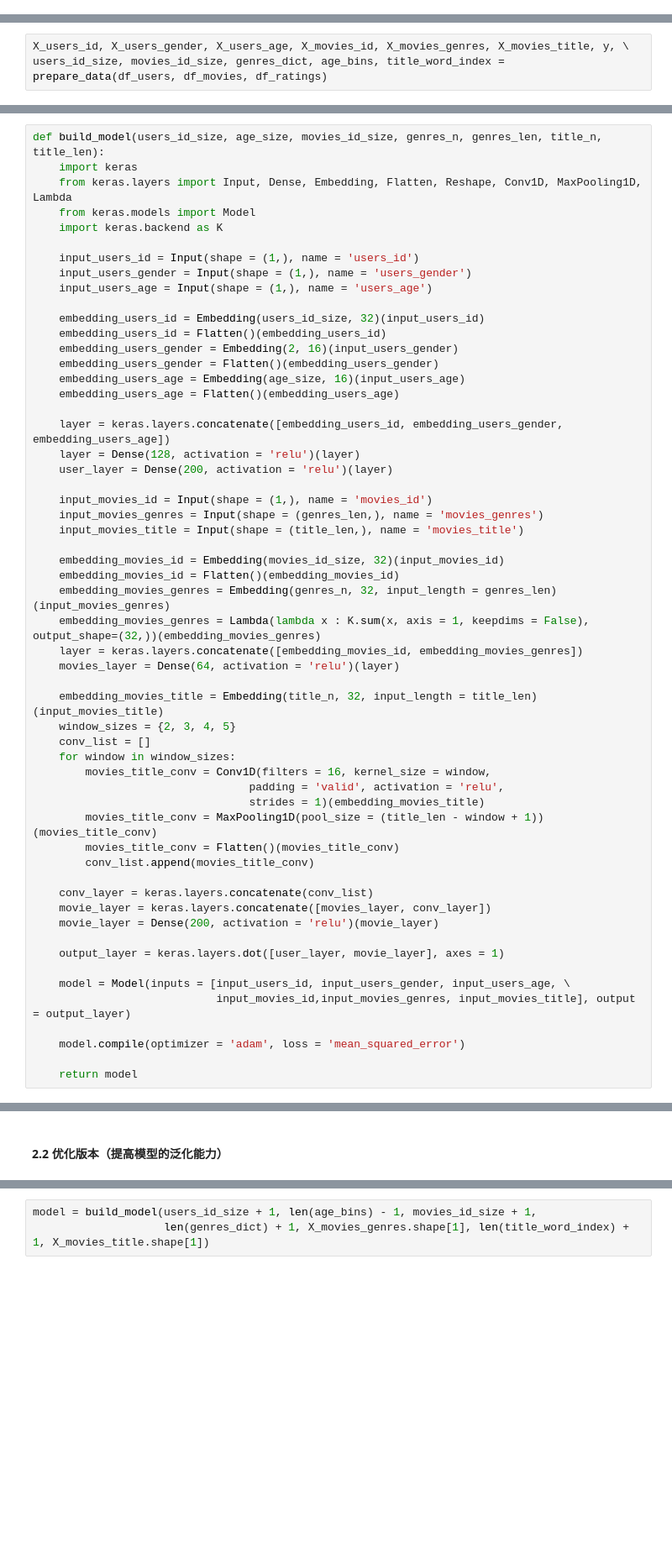
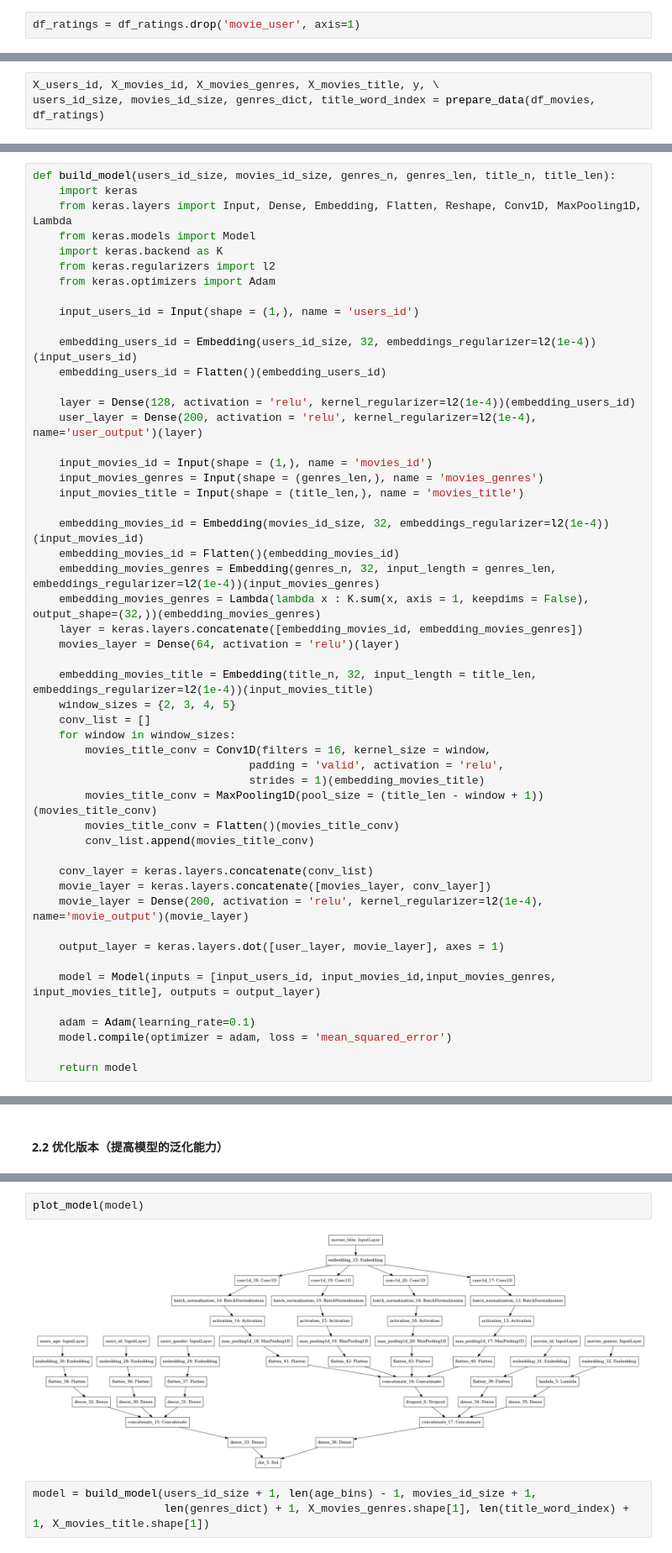
Before and after one commit to aierwiki/favor-movies, a Jupyter notebook: code/algorithm/cnn.ipynb, the cells around one changed output, grey strips where cells are left out. Shown: that part at 84% size. Cells and saved outputs as stored; diff of their text form; blank space fills up the shorter version.

```diff
--- a/code/algorithm/cnn.ipynb
+++ b/code/algorithm/cnn.ipynb
@@ -99 +58,3 @@ memory usage: 30.5 MB
+# %%
+df_ratings = df_ratings.drop('movie_user', axis=1)
 # %% [markdown]
@@ -216,3 +102,3 @@ def prepare_data(df_users, df_movies, df_ratings):
 # %%
-X_users_id, X_users_gender, X_users_age, X_movies_id, X_movies_genres, X_movies_title, y, \
-users_id_size, movies_id_size, genres_dict, age_bins, title_word_index = prepare_data(df_users, df_movies, df_ratings)
+X_users_id, X_movies_id, X_movies_genres, X_movies_title, y, \
+users_id_size, movies_id_size, genres_dict, title_word_index = prepare_data(df_movies, df_ratings)
@@ -224,39 +112,34 @@ users_id_size, movies_id_size, genres_dict, age_bins, title_word_index = prepare
 # %% [markdown]
 #### 2.1 Baseline 模型
 # %%
-def build_model(users_id_size, age_size, movies_id_size, genres_n, genres_len, title_n, title_len):
+def build_model(users_id_size, movies_id_size, genres_n, genres_len, title_n, title_len):
     import keras
     from keras.layers import Input, Dense, Embedding, Flatten, Reshape, Conv1D, MaxPooling1D, Lambda
     from keras.models import Model
     import keras.backend as K
+    from keras.regularizers import l2
+    from keras.optimizers import Adam
 
     input_users_id = Input(shape = (1,), name = 'users_id')
-    input_users_gender = Input(shape = (1,), name = 'users_gender')
-    input_users_age = Input(shape = (1,), name = 'users_age')
 
-    embedding_users_id = Embedding(users_id_size, 32)(input_users_id)
+    embedding_users_id = Embedding(users_id_size, 32, embeddings_regularizer=l2(1e-4))(input_users_id)
     embedding_users_id = Flatten()(embedding_users_id)
-    embedding_users_gender = Embedding(2, 16)(input_users_gender)
-    embedding_users_gender = Flatten()(embedding_users_gender)
-    embedding_users_age = Embedding(age_size, 16)(input_users_age)
-    embedding_users_age = Flatten()(embedding_users_age)
 
-    layer = keras.layers.concatenate([embedding_users_id, embedding_users_gender, embedding_users_age])
-    layer = Dense(128, activation = 'relu')(layer)
-    user_layer = Dense(200, activation = 'relu')(layer)
+    layer = Dense(128, activation = 'relu', kernel_regularizer=l2(1e-4))(embedding_users_id)
+    user_layer = Dense(200, activation = 'relu', kernel_regularizer=l2(1e-4), name='user_output')(layer)
 
     input_movies_id = Input(shape = (1,), name = 'movies_id')
     input_movies_genres = Input(shape = (genres_len,), name = 'movies_genres')
     input_movies_title = Input(shape = (title_len,), name = 'movies_title')
 
-    embedding_movies_id = Embedding(movies_id_size, 32)(input_movies_id)
+    embedding_movies_id = Embedding(movies_id_size, 32, embeddings_regularizer=l2(1e-4))(input_movies_id)
     embedding_movies_id = Flatten()(embedding_movies_id)
-    embedding_movies_genres = Embedding(genres_n, 32, input_length = genres_len)(input_movies_genres)
+    embedding_movies_genres = Embedding(genres_n, 32, input_length = genres_len, embeddings_regularizer=l2(1e-4))(input_movies_genres)
     embedding_movies_genres = Lambda(lambda x : K.sum(x, axis = 1, keepdims = False), output_shape=(32,))(embedding_movies_genres)
     layer = keras.layers.concatenate([embedding_movies_id, embedding_movies_genres])
     movies_layer = Dense(64, activation = 'relu')(layer)
 
-    embedding_movies_title = Embedding(title_n, 32, input_length = title_len)(input_movies_title)
+    embedding_movies_title = Embedding(title_n, 32, input_length = title_len, embeddings_regularizer=l2(1e-4))(input_movies_title)
     window_sizes = {2, 3, 4, 5}
     conv_list = []
     for window in window_sizes:
@@ -269,14 +152,14 @@ def build_model(users_id_size, age_size, movies_id_size, genres_n, genres_len, t
 
     conv_layer = keras.layers.concatenate(conv_list)
     movie_layer = keras.layers.concatenate([movies_layer, conv_layer])
-    movie_layer = Dense(200, activation = 'relu')(movie_layer)
+    movie_layer = Dense(200, activation = 'relu', kernel_regularizer=l2(1e-4), name='movie_output')(movie_layer)
 
     output_layer = keras.layers.dot([user_layer, movie_layer], axes = 1)
 
-    model = Model(inputs = [input_users_id, input_users_gender, input_users_age, \
-                            input_movies_id,input_movies_genres, input_movies_title], output = output_layer)
+    model = Model(inputs = [input_users_id, input_movies_id,input_movies_genres, input_movies_title], outputs = output_layer)
 
-    model.compile(optimizer = 'adam', loss = 'mean_squared_error')
+    adam = Adam(learning_rate=0.1)
+    model.compile(optimizer = adam, loss = 'mean_squared_error')
 
     return model
 # %%
@@ -383,3 +352,7 @@ def build_model(users_id_size, age_size, movies_id_size, genres_n, genres_len, t
+# %%
+plot_model(model)
+# %% [output]
+[figure, added]
 # %%
 model = build_model(users_id_size + 1, len(age_bins) - 1, movies_id_size + 1,
                     len(genres_dict) + 1, X_movies_genres.shape[1], len(title_word_index) + 1, X_movies_title.shape[1])
```
Also changed, not shown: parts of 73 cells of this notebook, 3 other files.
